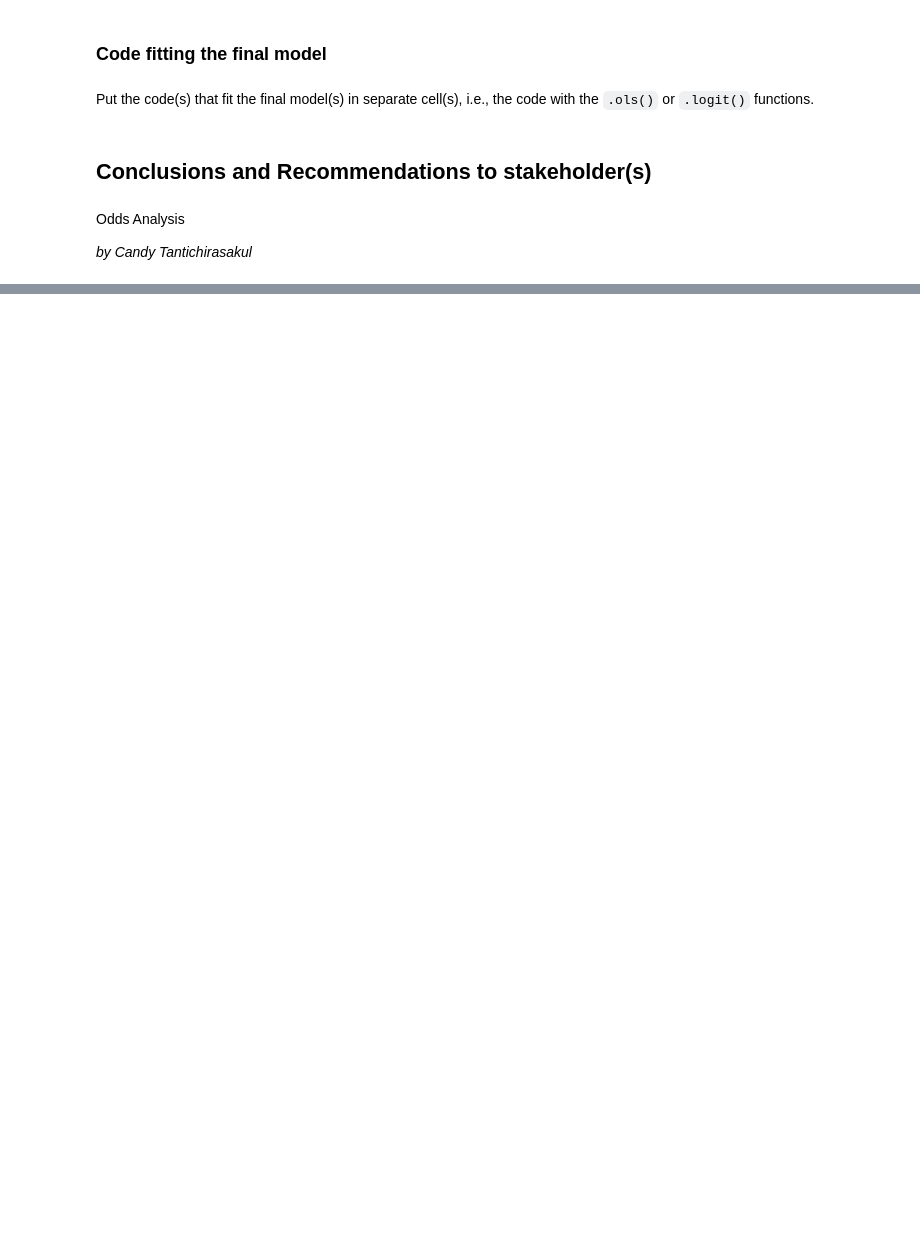
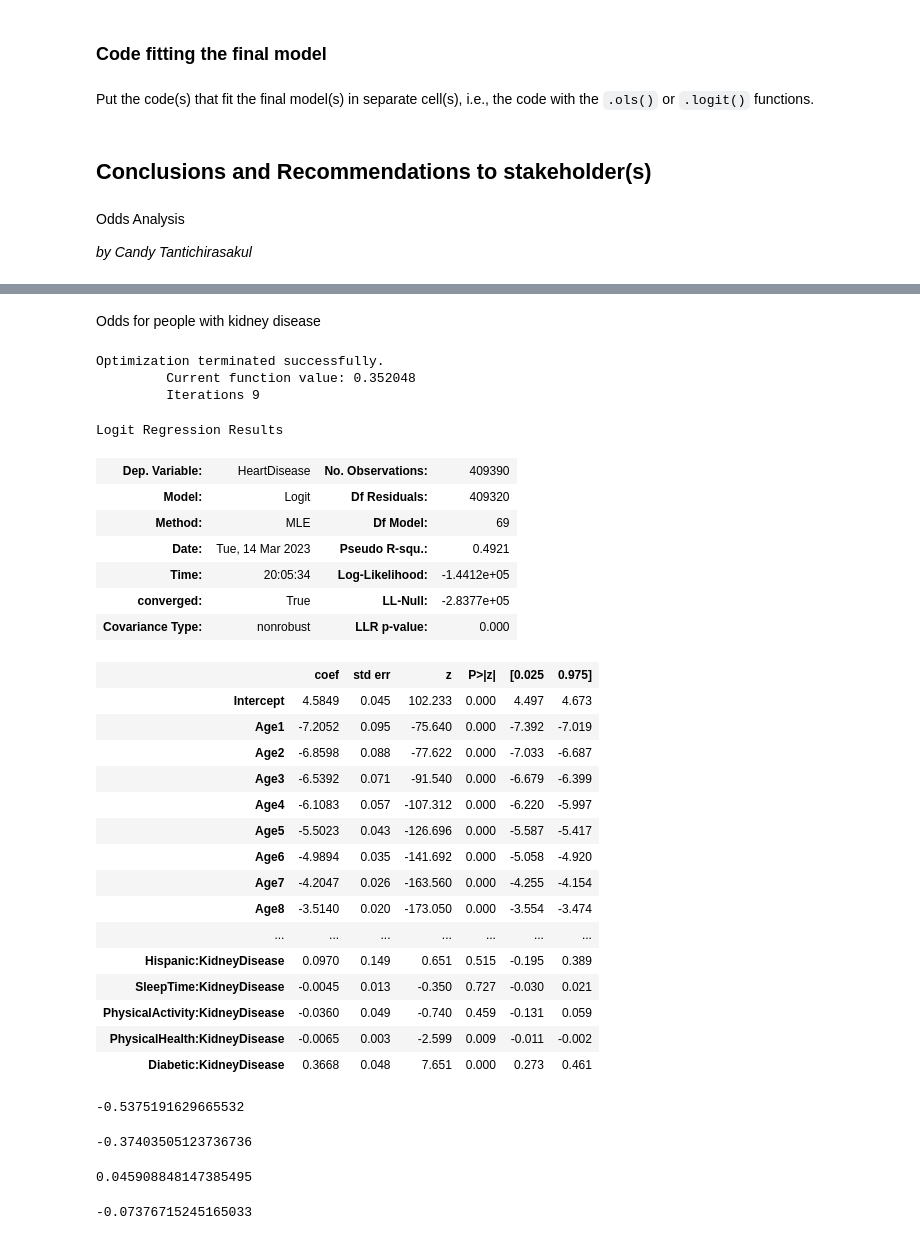
Before and after one commit to JerayuT/Group-5-WQ23-Data-Science, a Jupyter notebook: Project Code Template.ipynb, the cells around one changed output, grey strips where cells are left out. Drawn from its saved outputs; the diff is of its cells as text; code cells hidden in the pictures; blank space fills up the shorter version.

```diff
--- a/Project Code Template.ipynb
+++ b/Project Code Template.ipynb
@@ -1434,0 +1493,49 @@ np.exp(model.params.PhysicalActivity) - 1
+# %% [markdown]
+Odds for people with kidney disease
+# %%
+model_kidney = sm.logit(formula = 'HeartDisease~((Age1+Age2+Age3+Age4+Age5+Age6+Age7+Age8+Age9+Age10+Age11+Age12)+(Verygood+Fair+Good+Poor)+Asthma+Smoking+Stroke+Sex+AlcoholDrinking+DiffWalking+BMI+SkinCancer+MentalHealth+(White+Black+Asian+AmericanIndianAlaskanNative+Hispanic)+SleepTime+PhysicalActivity+PhysicalHealth+Diabetic)*KidneyDisease', data = train_smote).fit()
+model_kidney.summary()
+# %% [output]
+Optimization terminated successfully.
+         Current function value: 0.352048
+         Iterations 9
+Logit Regression Results
+| Dep. Variable: | HeartDisease | No. Observations: | 409390 |
+| Model: | Logit | Df Residuals: | 409320 |
+| Method: | MLE | Df Model: | 69 |
+| Date: | Tue, 14 Mar 2023 | Pseudo R-squ.: | 0.4921 |
+| Time: | 20:05:34 | Log-Likelihood: | -1.4412e+05 |
+| converged: | True | LL-Null: | -2.8377e+05 |
+| Covariance Type: | nonrobust | LLR p-value: | 0.000 |
+|  | coef | std err | z | P>|z| | [0.025 | 0.975] |
+| Intercept | 4.5849 | 0.045 | 102.233 | 0.000 | 4.497 | 4.673 |
+| Age1 | -7.2052 | 0.095 | -75.640 | 0.000 | -7.392 | -7.019 |
+| Age2 | -6.8598 | 0.088 | -77.622 | 0.000 | -7.033 | -6.687 |
+| Age3 | -6.5392 | 0.071 | -91.540 | 0.000 | -6.679 | -6.399 |
+| Age4 | -6.1083 | 0.057 | -107.312 | 0.000 | -6.220 | -5.997 |
+| Age5 | -5.5023 | 0.043 | -126.696 | 0.000 | -5.587 | -5.417 |
+| Age6 | -4.9894 | 0.035 | -141.692 | 0.000 | -5.058 | -4.920 |
+| Age7 | -4.2047 | 0.026 | -163.560 | 0.000 | -4.255 | -4.154 |
+| Age8 | -3.5140 | 0.020 | -173.050 | 0.000 | -3.554 | -3.474 |
+| ... | ... | ... | ... | ... | ... | ... |
+| Hispanic:KidneyDisease | 0.0970 | 0.149 | 0.651 | 0.515 | -0.195 | 0.389 |
+| SleepTime:KidneyDisease | -0.0045 | 0.013 | -0.350 | 0.727 | -0.030 | 0.021 |
+| PhysicalActivity:KidneyDisease | -0.0360 | 0.049 | -0.740 | 0.459 | -0.131 | 0.059 |
+| PhysicalHealth:KidneyDisease | -0.0065 | 0.003 | -2.599 | 0.009 | -0.011 | -0.002 |
+| Diabetic:KidneyDisease | 0.3668 | 0.048 | 7.651 | 0.000 | 0.273 | 0.461 |
+# %%
+np.exp(model_kidney.params['AlcoholDrinking']+model_kidney.params['AlcoholDrinking:KidneyDisease']) - 1
+# %% [output]
+-0.5375191629665532
+# %%
+np.exp(model_kidney.params['PhysicalActivity']+model_kidney.params['PhysicalActivity:KidneyDisease']) - 1
+# %% [output]
+-0.37403505123736736
+# %%
+np.exp(model_kidney.params['Smoking']+model_kidney.params['Smoking:KidneyDisease']) - 1
+# %% [output]
+0.045908848147385495
+# %%
+np.exp(model_kidney.params['SleepTime']+model_kidney.params['SleepTime:KidneyDisease']) - 1
+# %% [output]
+-0.07376715245165033
```
Also changed, not shown: parts of 26 cells of this notebook.
